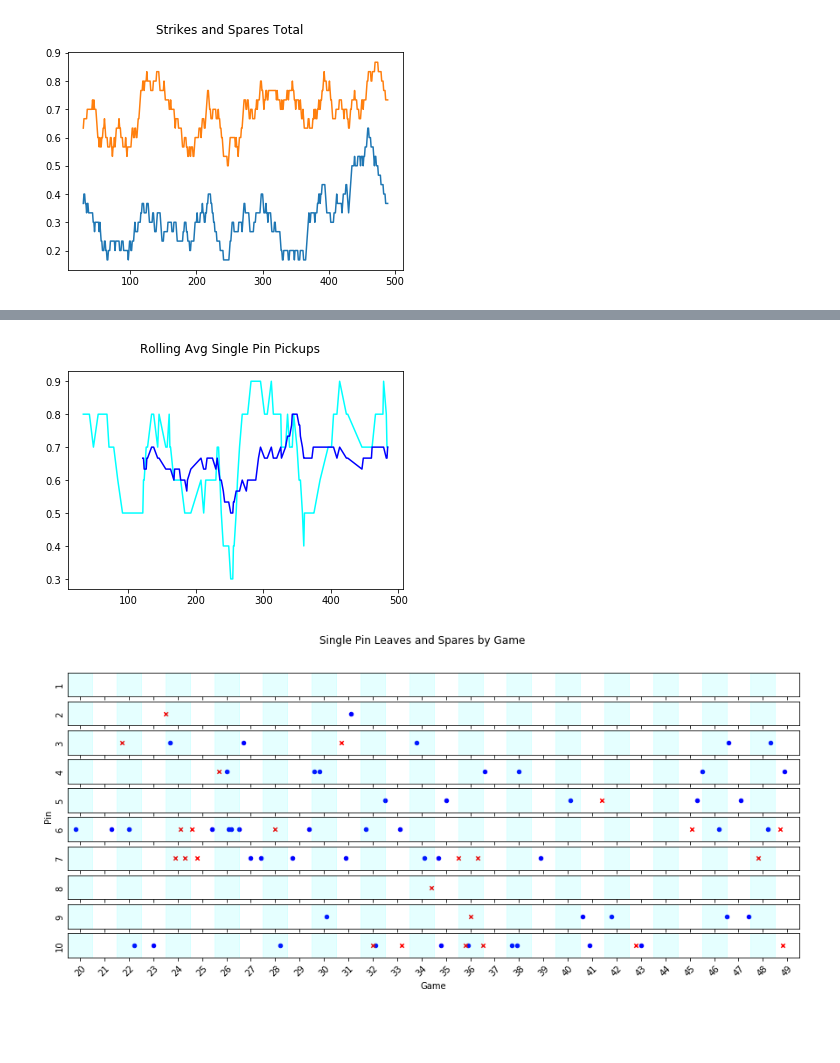
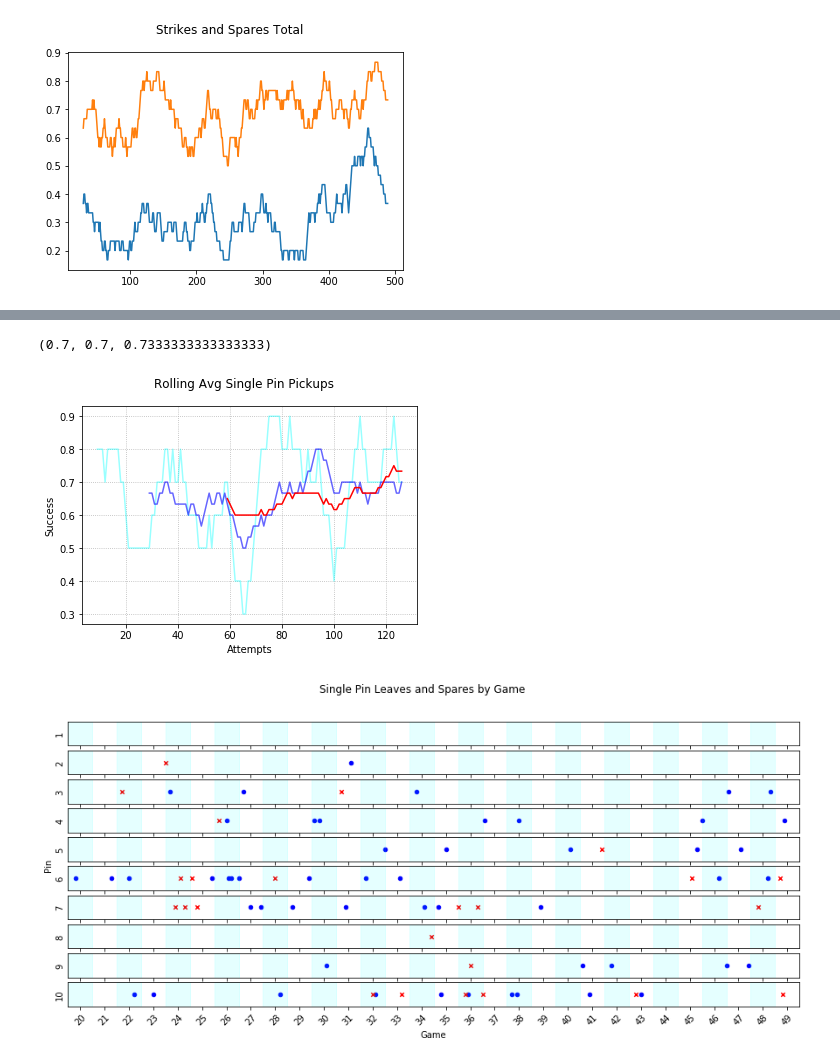
Before and after one commit to jobevers/bowlingscorer, a Jupyter notebook: Basic Stats.ipynb, the cells around one changed output, grey strips where cells are left out. Drawn from its saved outputs; the diff is of its cells as text; code cells hidden in the pictures; blank space fills up the shorter version.

```diff
--- a/Basic Stats.ipynb
+++ b/Basic Stats.ipynb
@@ -17,5 +18,5 @@ reload(parse_db)
 # %%
-conn = sqlite3.connect('/Users/jobevers/Dropbox/bowling/Backup.db')
+conn = sqlite3.connect(os.path.expanduser('~/Dropbox/bowling/Backup.db'))
 conn.row_factory = sqlite3.Row
 # %%
 parse_db.process_db(conn)
@@ -123,11 +132,21 @@ ax.figure.suptitle('Rolling Avg Spare Pickups');
 # %%
 single_pin_leaves = frames_df[frames_df['T1'] == 9]
 single_pin_spares = (single_pin_leaves['T2'] == 1).astype(int)
-ax = single_pin_spares.rolling(10).mean().plot(color="cyan");
-single_pin_spares.rolling(30).mean().plot(color="blue")
+single_pin_spares = single_pin_spares.reset_index(drop=True)
+ten = single_pin_spares.rolling(10).mean()
+thirty = single_pin_spares.rolling(30).mean()
+sixty = single_pin_spares.rolling(60).mean()
+ax = ten.plot(color="cyan", alpha=.4);
+thirty.plot(color="blue", alpha=.6)
+sixty.plot(color="red")
 ax.figure.suptitle('Rolling Avg Single Pin Pickups');
+ax.grid(linestyle='dotted')
+ax.set_ylabel('Success')
+ax.set_xlabel('Attempts')
+ten.iloc[-1], thirty.iloc[-1], sixty.iloc[-1]
 # %% [output]
+(0.7, 0.7, 0.7333333333333333)
-[figure, old version]
+[figure, new version]
 # %%
 def get_single_pin_leaves(pin_leaves, pin):
     for i, leave in enumerate(pin_leaves):
```
Also changed, not shown: parts of 4 cells of this notebook.
